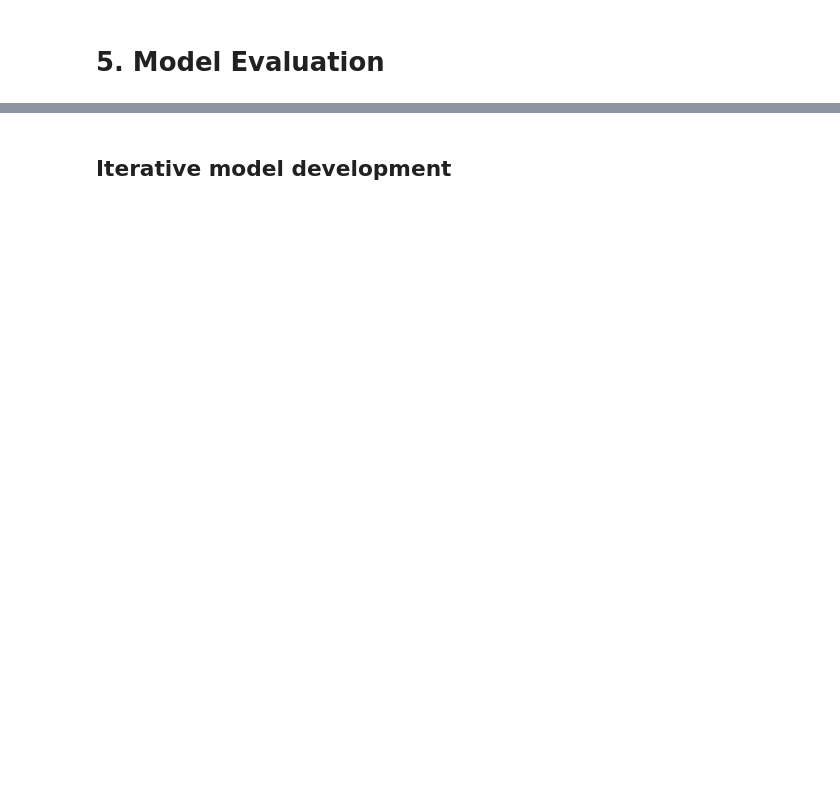
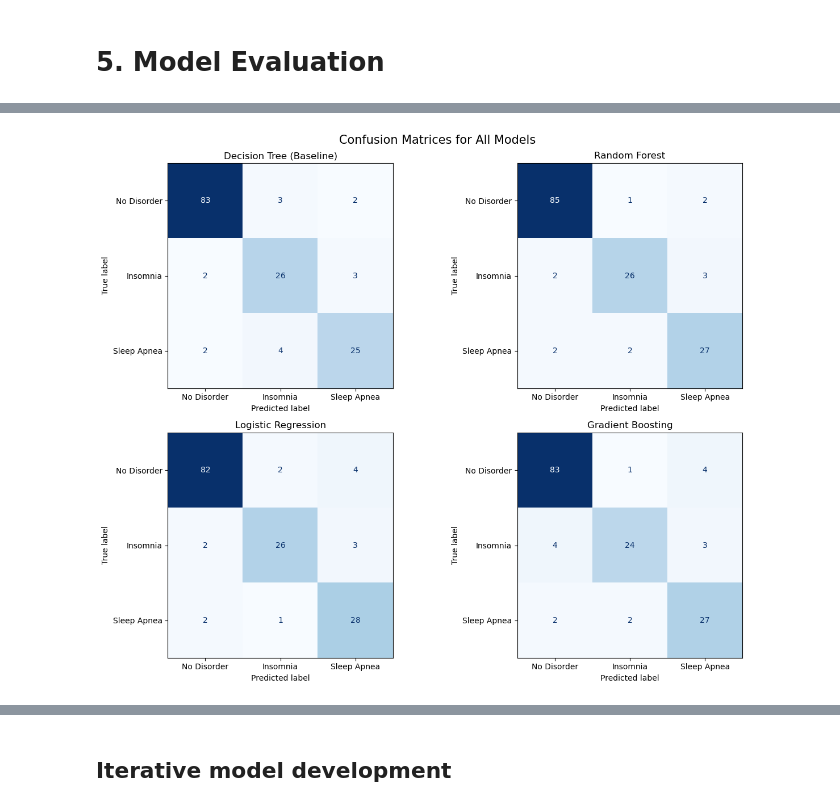
Before and after one commit to ShiroiYukiis/mldp, a Jupyter notebook: MLDP Program Codes Submission Template.ipynb, the cells around one changed output, grey strips where cells are left out. Drawn from its saved outputs; the diff is of its cells as text; code cells hidden in the pictures; blank space fills up the shorter version.

```diff
--- a/MLDP Program Codes Submission Template.ipynb
+++ b/MLDP Program Codes Submission Template.ipynb
@@ -825,0 +1050,40 @@ A random state of 42 was used so that the same split can be reproduced. The test
+# %%
+fig, axes = plt.subplots(
+    2,
+    2,
+    figsize=(13, 10)
+)
+
+axes = axes.flatten()
+
+display_labels = [
+    'No Disorder',
+    'Insomnia',
+    'Sleep Apnea'
+]
+
+for ax, (model_name, y_test_pred) in zip(
+    axes,
+    model_predictions.items()
+):
+    ConfusionMatrixDisplay.from_predictions(
+        y_test,
+        y_test_pred,
+        labels=class_names,
+        display_labels=display_labels,
+        cmap='Blues',
+        colorbar=False,
+        ax=ax
+    )
+
+    ax.set_title(model_name)
+
+plt.suptitle(
+    'Confusion Matrices for All Models',
+    fontsize=15
+)
+
+plt.tight_layout()
+plt.show()
+# %% [output]
+[figure, added]
```
Also changed, not shown: parts of 17 cells of this notebook.
